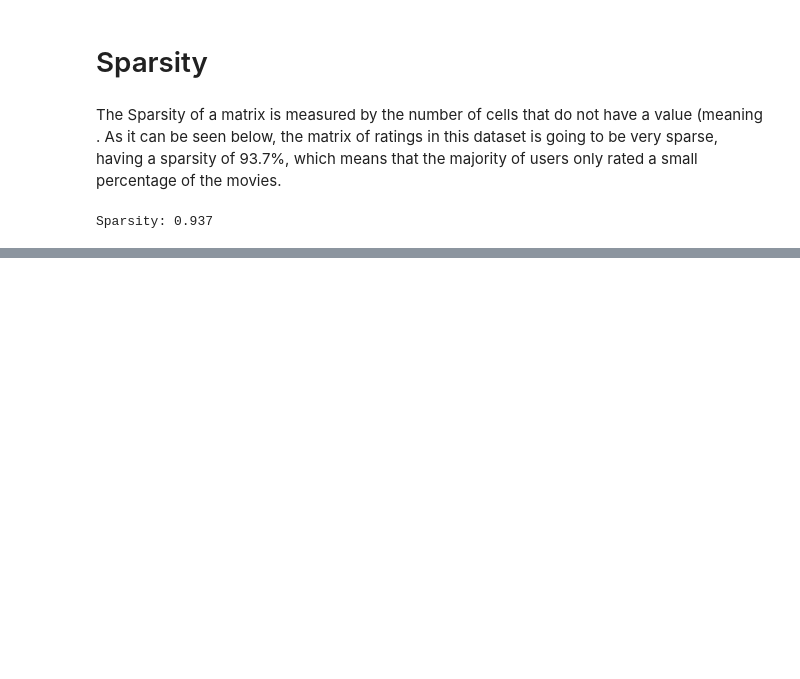
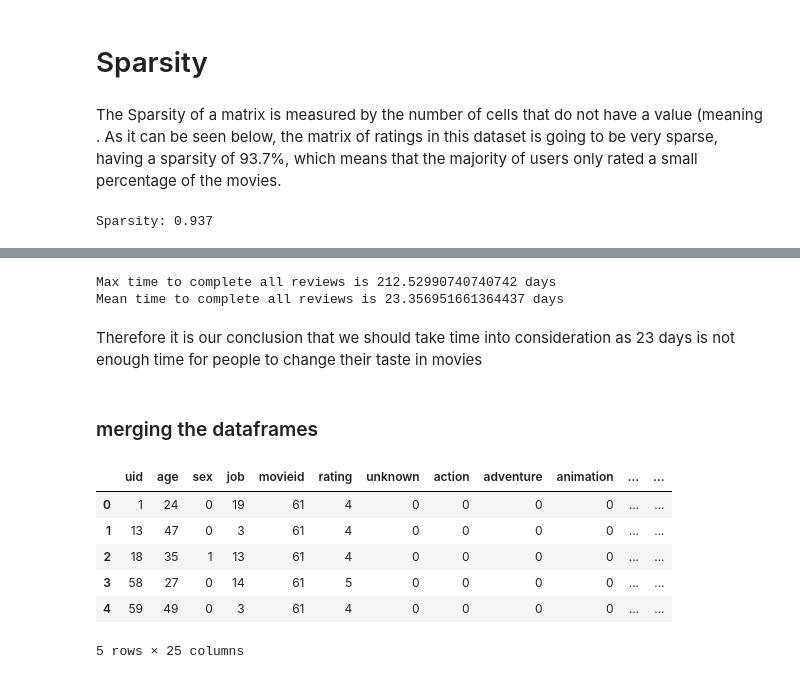
Before and after one commit to PFig420/ED_Movie_Recommender_Similarity, a Jupyter notebook: RecomendationSystem.ipynb, the cells around one changed output, grey strips where cells are left out. Cells and saved outputs as stored; diff of their text form; code cells hidden in the pictures; blank space fills up the shorter version.

```diff
--- a/RecomendationSystem.ipynb
+++ b/RecomendationSystem.ipynb
@@ -64,0 +113,2 @@ Sparsity: 0.937
+# %%
+occupations = {0:'administrator', 1:'artist', 2:'doctor', 3:'educator', 4:'engineer', 5:'entertainment', 6:'executive', 7:'healthcare', 8:'homemaker', 9:'lawyer', 10:'librarian', 11:'marketing', 12:'none', 13:'other', 14:'programmer', 15:'retired', 16:'salesman', 17:'scientist', 18:'student', 19:'technician', 20:'writer'}
@@ -64,0 +140,10 @@ Sparsity: 0.937
+# %%
+max_span=timestamp_analysis['diff'].max()
+mean_span=timestamp_analysis['diff'].mean()
+print("Max time to complete all reviews is",max_span/60/60/24, "days")
+print("Mean time to complete all reviews is",mean_span/60/60/24, "days")
+# %% [output]
+Max time to complete all reviews is 212.52990740740742 days
+Mean time to complete all reviews is 23.356951661364437 days
+# %% [markdown]
+Therefore it is our conclusion that we should take time into consideration as 23 days is not enough time for people to change their taste in movies
@@ -64,0 +152,2 @@ Sparsity: 0.937
+# %% [markdown]
+### merging the dataframes
@@ -64,0 +156,10 @@ Sparsity: 0.937
+# %%
+db.head()
+# %% [output]
+|  | uid | age | sex | job | movieid | rating | unknown | action | adventure | animation | ... | ... |
+| 0 | 1 | 24 | 0 | 19 | 61 | 4 | 0 | 0 | 0 | 0 | ... | ... |
+| 1 | 13 | 47 | 0 | 3 | 61 | 4 | 0 | 0 | 0 | 0 | ... | ... |
+| 2 | 18 | 35 | 1 | 13 | 61 | 4 | 0 | 0 | 0 | 0 | ... | ... |
+| 3 | 58 | 27 | 0 | 14 | 61 | 5 | 0 | 0 | 0 | 0 | ... | ... |
+| 4 | 59 | 49 | 0 | 3 | 61 | 4 | 0 | 0 | 0 | 0 | ... | ... |
+5 rows × 25 columns
```
Also changed, not shown: parts of 29 cells of this notebook.
